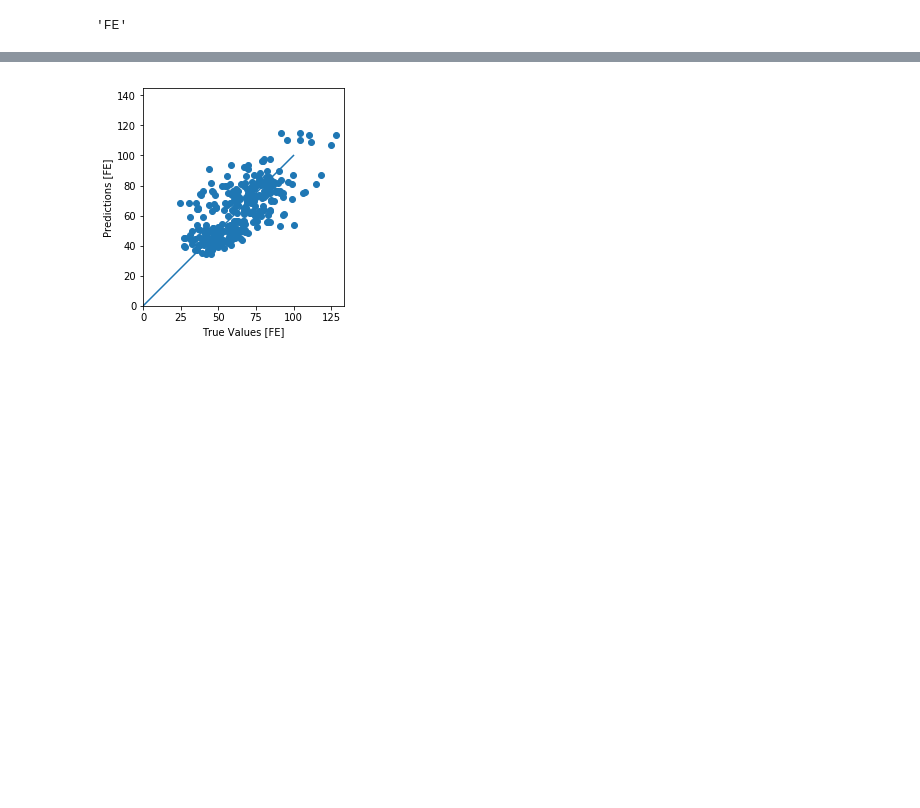
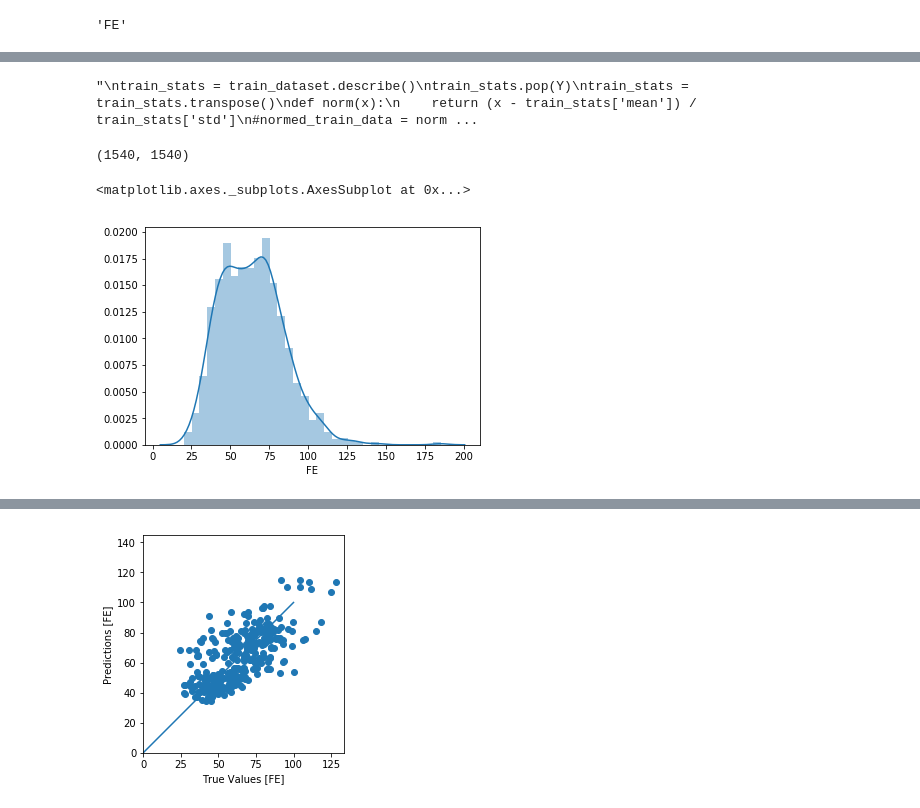
Before and after one commit to juancresc/am_prediction, a Jupyter notebook: tf_2.ipynb, the cells around one changed output, grey strips where cells are left out. Saved outputs shown, nothing was run; the diff lists cells and outputs as text; code cells hidden in the pictures; blank space fills up the shorter version.

```diff
--- a/tf_2.ipynb
+++ b/tf_2.ipynb
@@ -50,6 +50,9 @@ phenotypes_discard.remove(Y)
 phenotypes_discard
 # %% [output]
 ['HD', 'PH', 'TKW', 'KNS']
+# %%
+
+df = pd.read_csv('data/prepared.csv', sep='\t')
 # %%
 df.head(4)
 # %% [output]
@@ -179,6 +163,14 @@ Y
 train_taxa = train_dataset.pop('Taxa')
 test_taxa = test_dataset.pop('Taxa')
 # %%
+"""
 train_stats = train_dataset.describe()
 train_stats.pop(Y)
 train_stats = train_stats.transpose()
+def norm(x):
+    return (x - train_stats['mean']) / train_stats['std']
+#normed_train_data = norm(train_dataset)
+#normed_test_data = norm(test_dataset)
+"""
+# %% [output]
+"\ntrain_stats = train_dataset.describe()\ntrain_stats.pop(Y)\ntrain_stats = train_stats.transpose()\ndef norm(x):\n    return (x - train_stats['mean']) / train_stats['std']\n#normed_train_data = norm ...
@@ -194,0 +183,9 @@ normed_test_data = test_dataset
+# %%
+len(train_labels), len(train_dataset.index)
+# %% [output]
+(1540, 1540)
+# %%
+sns.distplot(train_labels)
+# %% [output]
+<matplotlib.axes._subplots.AxesSubplot at 0x...>
+[figure, added]
```
Also changed, not shown: parts of 30 cells of this notebook, 1 other file.
